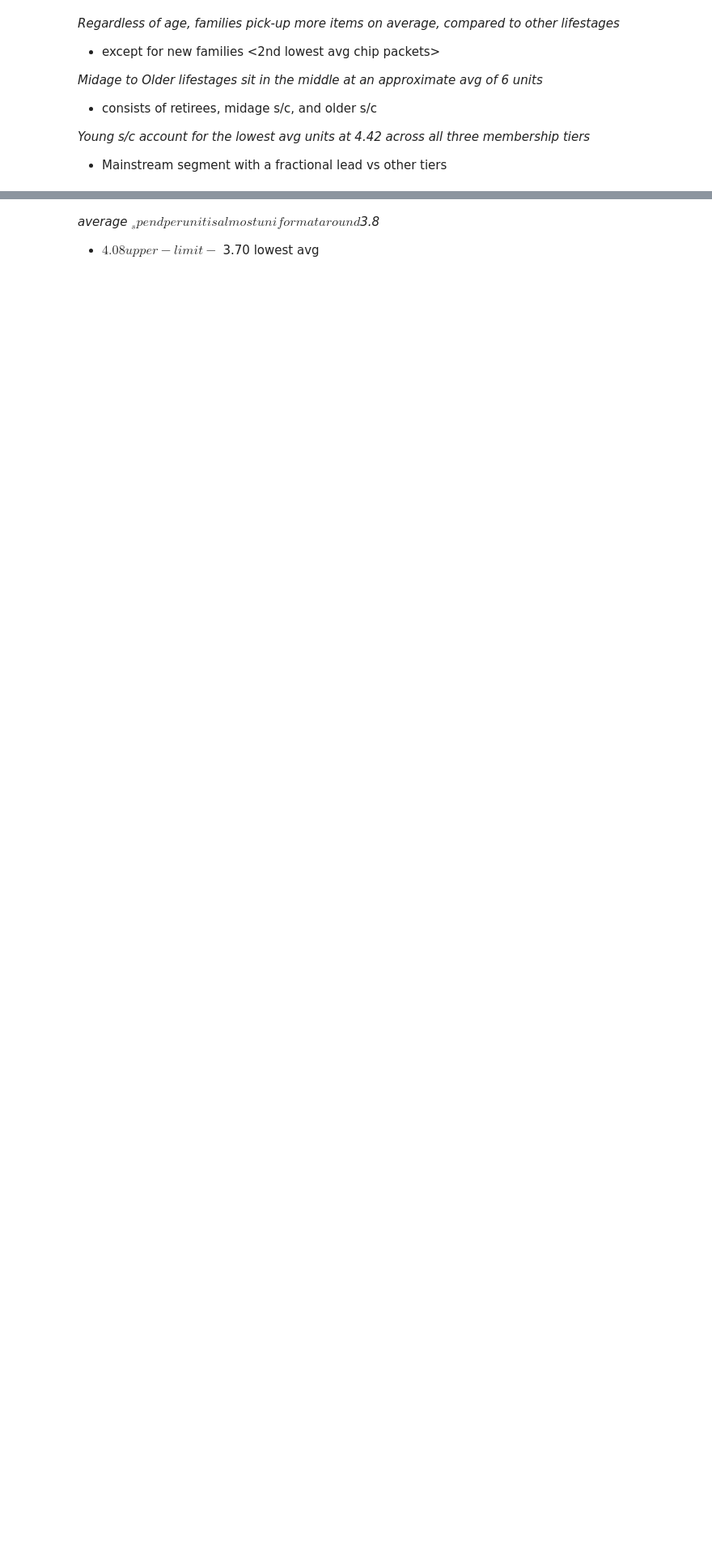
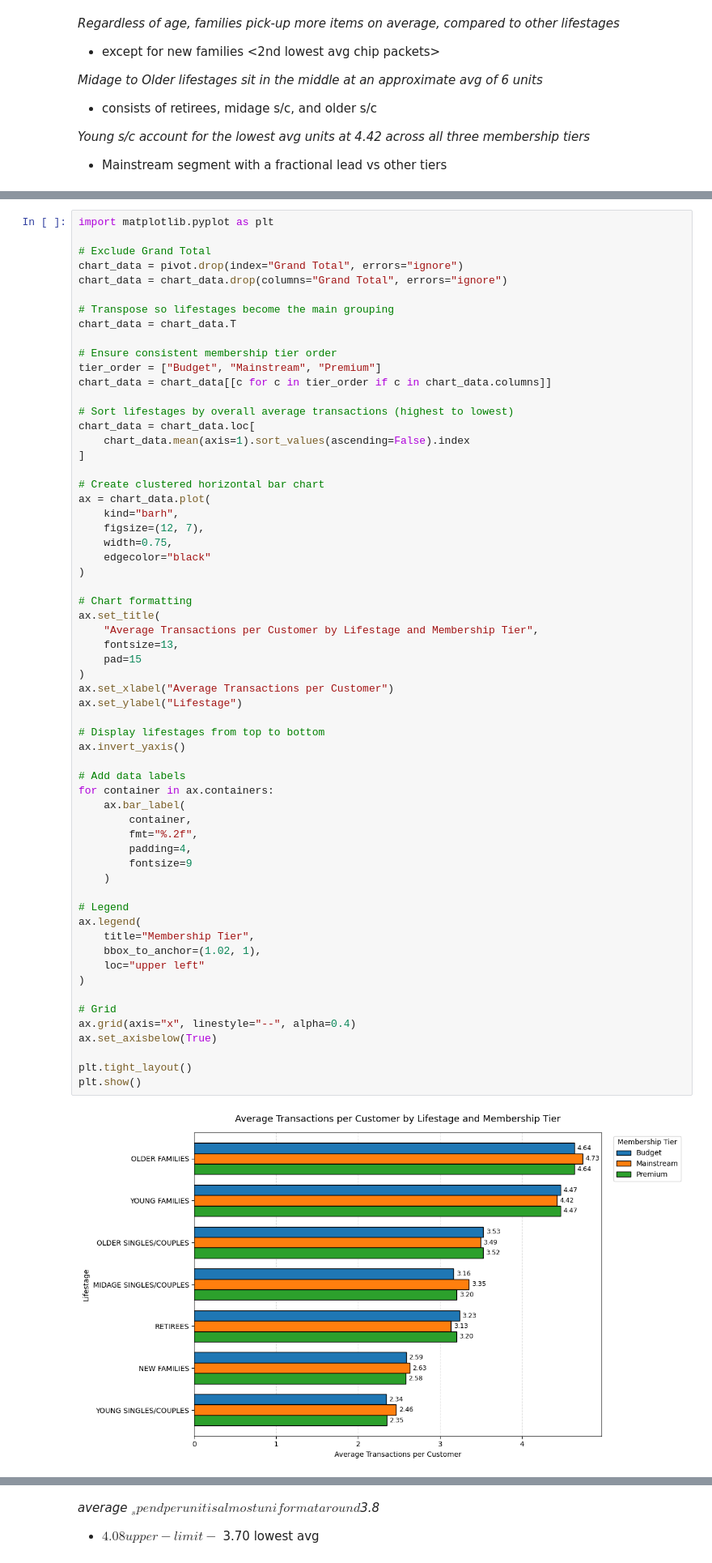
Before and after one commit to J0NA1RON/store_layout_analysis, a Jupyter notebook: notebooks/customer_segmentation.ipynb, the cells around one changed output, grey strips where cells are left out. Shown at 81% size. Drawn from its saved outputs; the diff is of its cells as text; blank space fills up the shorter version.

Commit message:
looked at averages and distribution of transaction per customer by lifestage

```diff
--- a/notebooks/customer_segmentation.ipynb
+++ b/notebooks/customer_segmentation.ipynb
@@ -634,0 +677,63 @@ plot_avg_units_hbar(pivot)
+# %%
+import matplotlib.pyplot as plt
+
+# Exclude Grand Total
+chart_data = pivot.drop(index="Grand Total", errors="ignore")
+chart_data = chart_data.drop(columns="Grand Total", errors="ignore")
+
+# Transpose so lifestages become the main grouping
+chart_data = chart_data.T
+
+# Ensure consistent membership tier order
+tier_order = ["Budget", "Mainstream", "Premium"]
+chart_data = chart_data[[c for c in tier_order if c in chart_data.columns]]
+
+# Sort lifestages by overall average transactions (highest to lowest)
+chart_data = chart_data.loc[
+    chart_data.mean(axis=1).sort_values(ascending=False).index
+]
+
+# Create clustered horizontal bar chart
+ax = chart_data.plot(
+    kind="barh",
+    figsize=(12, 7),
+    width=0.75,
+    edgecolor="black"
+)
+
+# Chart formatting
+ax.set_title(
+    "Average Transactions per Customer by Lifestage and Membership Tier",
+    fontsize=13,
+    pad=15
+)
+ax.set_xlabel("Average Transactions per Customer")
+ax.set_ylabel("Lifestage")
+
+# Display lifestages from top to bottom
+ax.invert_yaxis()
+
+# Add data labels
+for container in ax.containers:
+    ax.bar_label(
+        container,
+        fmt="%.2f",
+        padding=4,
+        fontsize=9
+    )
+
+# Legend
+ax.legend(
+    title="Membership Tier",
+    bbox_to_anchor=(1.02, 1),
+    loc="upper left"
+)
+
+# Grid
+ax.grid(axis="x", linestyle="--", alpha=0.4)
+ax.set_axisbelow(True)
+
+plt.tight_layout()
+plt.show()
+# %% [output]
+[figure, added]
```
Also changed, not shown: parts of 5 cells of this notebook.
